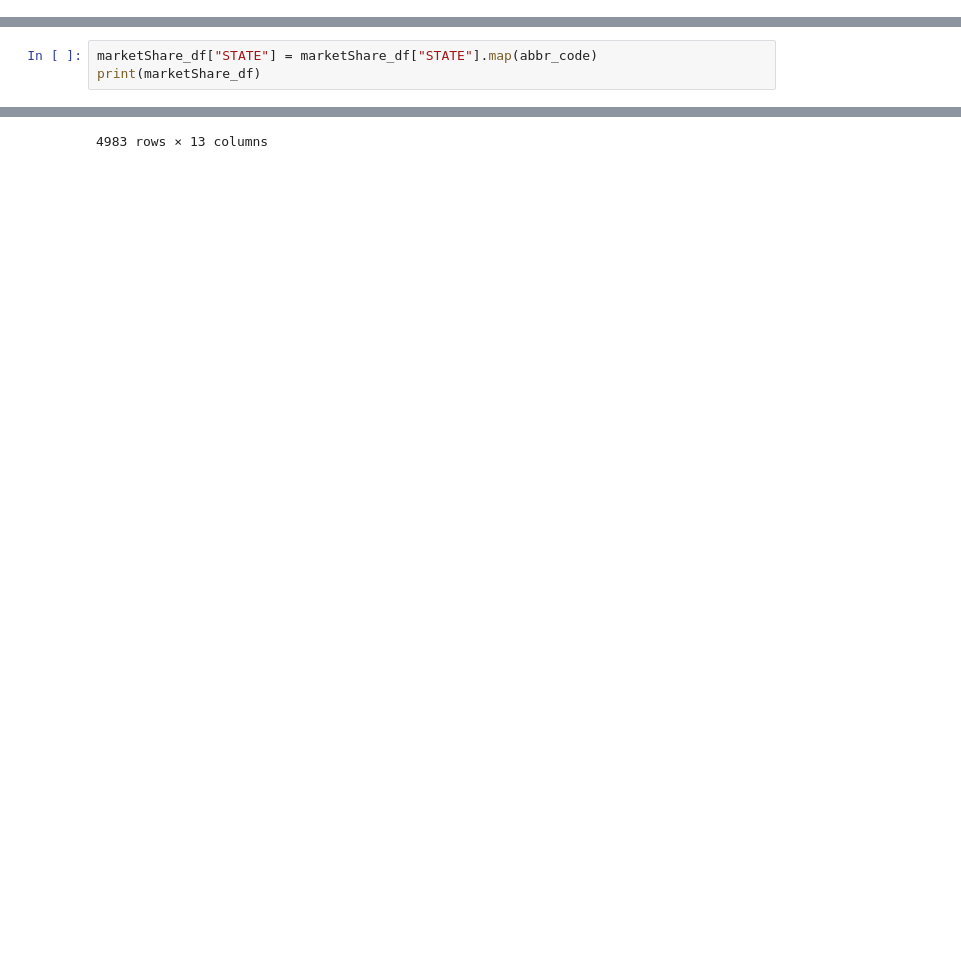
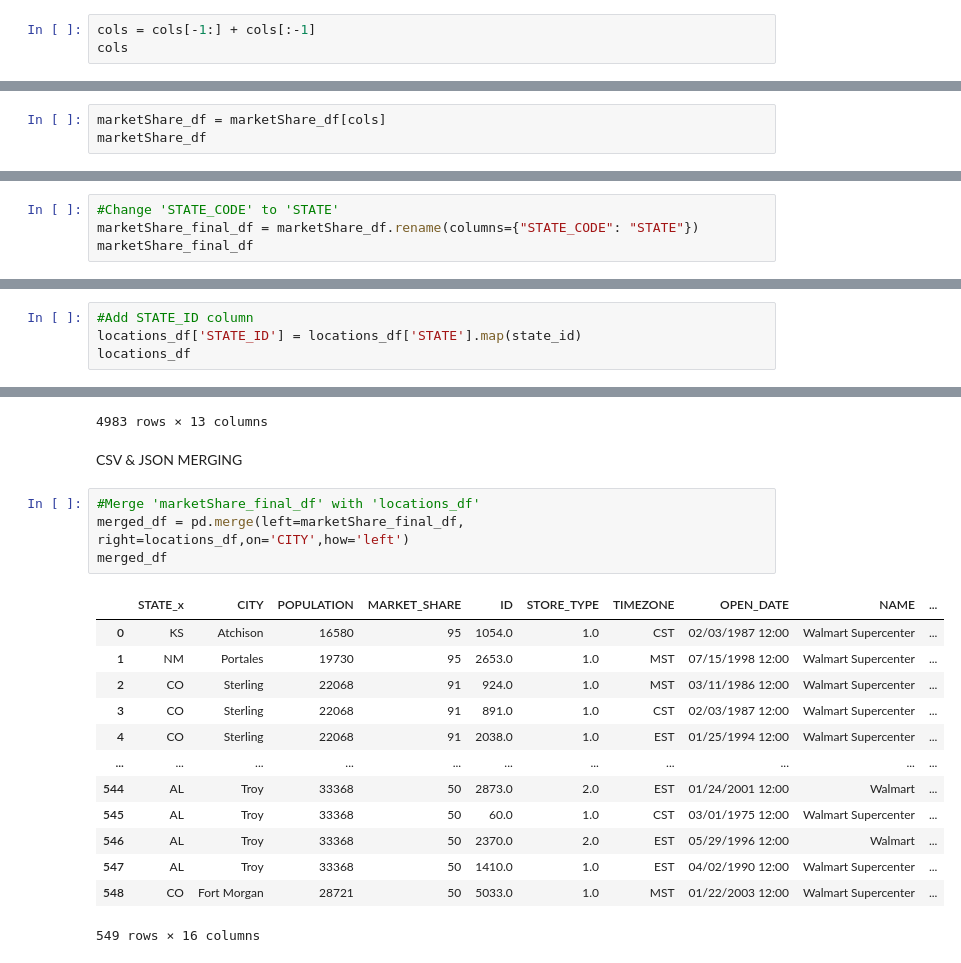
Before and after one commit to beckyydo/Project-2, a Jupyter notebook: MergeData4and6.ipynb, the cells around one changed output, grey strips where cells are left out. Cells and saved outputs as stored; diff of their text form; blank space fills up the shorter version.

```diff
--- a/MergeData4and6.ipynb
+++ b/MergeData4and6.ipynb
@@ -150,0 +164,3 @@ marketShare_df
+# %%
+cols = cols[-1:] + cols[:-1]
+cols
@@ -151,4 +169,4 @@ marketShare_df
 # %%
-marketShare_df["STATE"] = marketShare_df["STATE"].map(abbr_code)
-print(marketShare_df)
+marketShare_df = marketShare_df[cols]
+marketShare_df
 # %% [output]
@@ -168,0 +186,4 @@ print(marketShare_df)
+# %%
+#Change 'STATE_CODE' to 'STATE'
+marketShare_final_df = marketShare_df.rename(columns={"STATE_CODE": "STATE"})
+marketShare_final_df
@@ -231,3 +266,7 @@ locations_df
 | 5819 | 6430 | 3 | MST | 02/25/1993 12:00 | Sam's Club | 82009 | 1948 Dell Range Blvd | Cheyenne | WY | US | ... |
 | 5820 | 1617 | 1 | MST | 12/31/1991 12:00 | Walmart Supercenter | 82609 | 4400 E 2Nd St | Casper | WY | US | ... |
 5821 rows × 13 columns
+# %%
+#Add STATE_ID column
+locations_df['STATE_ID'] = locations_df['STATE'].map(state_id)
+locations_df
@@ -249,3 +290,23 @@ locations_df
 | 5819 | 6430 | 3 | MST | 02/25/1993 12:00 | Sam's Club | 82009 | 1948 Dell Range Blvd | Cheyenne | WY | US | ... |
 | 5820 | 1617 | 1 | MST | 12/31/1991 12:00 | Walmart Supercenter | 82609 | 4400 E 2Nd St | Casper | WY | US | ... |
 4983 rows × 13 columns
+# %% [markdown]
+CSV & JSON MERGING
+# %%
+#Merge 'marketShare_final_df' with 'locations_df'
+merged_df = pd.merge(left=marketShare_final_df, right=locations_df,on='CITY',how='left')
+merged_df
+# %% [output]
+|  | STATE_x | CITY | POPULATION | MARKET_SHARE | ID | STORE_TYPE | TIMEZONE | OPEN_DATE | NAME | ... |
+| 0 | KS | Atchison | 16580 | 95 | 1054.0 | 1.0 | CST | 02/03/1987 12:00 | Walmart Supercenter | ... |
+| 1 | NM | Portales | 19730 | 95 | 2653.0 | 1.0 | MST | 07/15/1998 12:00 | Walmart Supercenter | ... |
+| 2 | CO | Sterling | 22068 | 91 | 924.0 | 1.0 | MST | 03/11/1986 12:00 | Walmart Supercenter | ... |
+| 3 | CO | Sterling | 22068 | 91 | 891.0 | 1.0 | CST | 02/03/1987 12:00 | Walmart Supercenter | ... |
+| 4 | CO | Sterling | 22068 | 91 | 2038.0 | 1.0 | EST | 01/25/1994 12:00 | Walmart Supercenter | ... |
+| ... | ... | ... | ... | ... | ... | ... | ... | ... | ... | ... |
+| 544 | AL | Troy | 33368 | 50 | 2873.0 | 2.0 | EST | 01/24/2001 12:00 | Walmart | ... |
+| 545 | AL | Troy | 33368 | 50 | 60.0 | 1.0 | CST | 03/01/1975 12:00 | Walmart Supercenter | ... |
+| 546 | AL | Troy | 33368 | 50 | 2370.0 | 2.0 | EST | 05/29/1996 12:00 | Walmart | ... |
+| 547 | AL | Troy | 33368 | 50 | 1410.0 | 1.0 | EST | 04/02/1990 12:00 | Walmart Supercenter | ... |
+| 548 | CO | Fort Morgan | 28721 | 50 | 5033.0 | 1.0 | MST | 01/22/2003 12:00 | Walmart Supercenter | ... |
+549 rows × 16 columns
```
Also changed, not shown: parts of 17 cells of this notebook, 1 other file.
